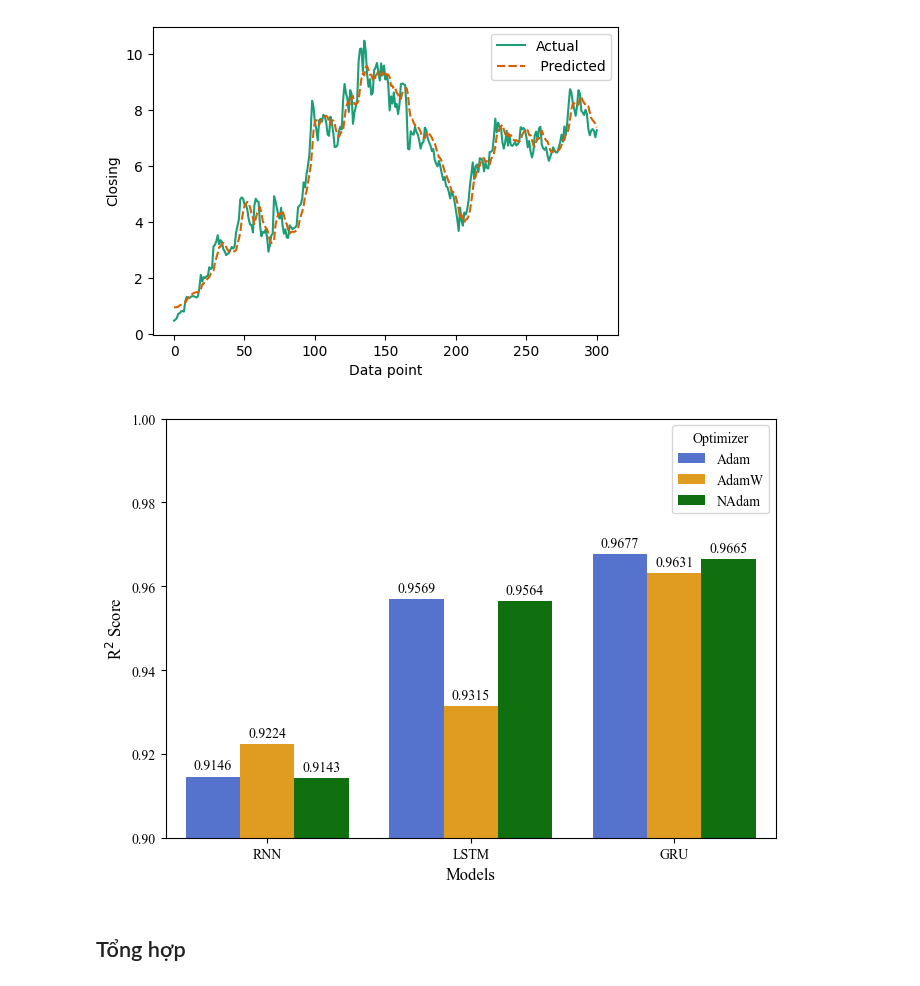
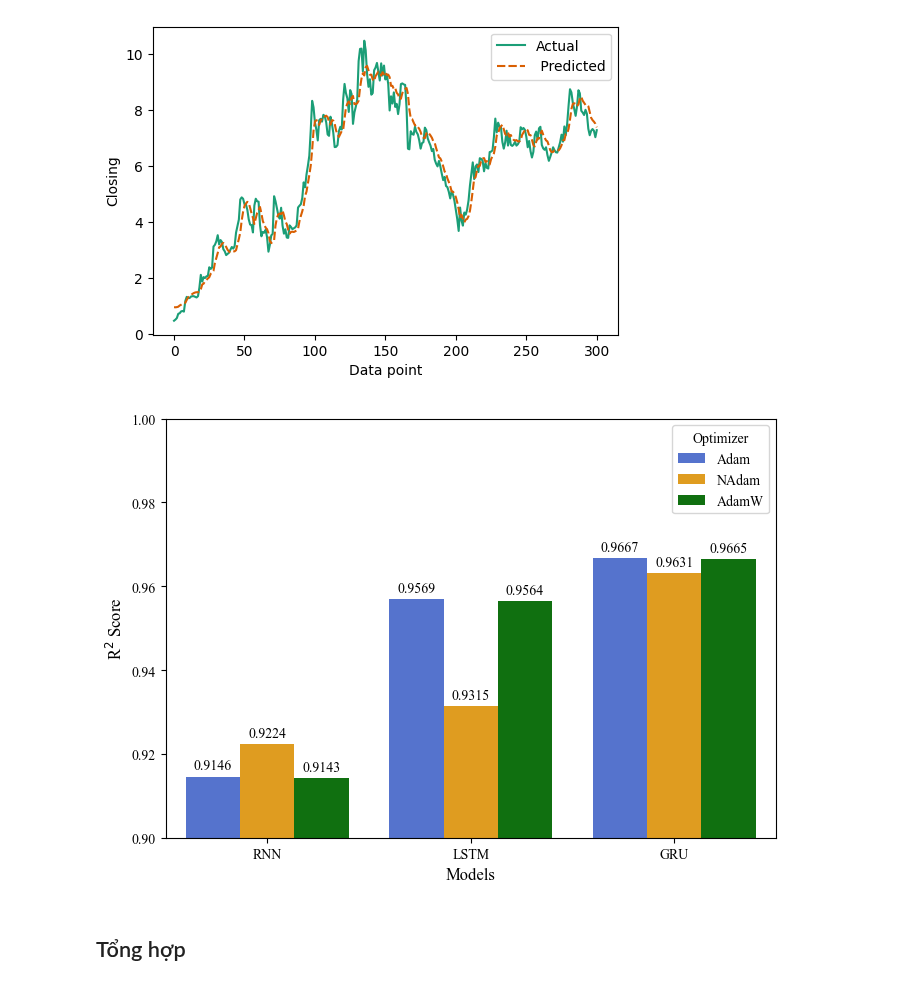
Before and after one commit to ThienNguyen3001/Stock-Price-Prediction-RNN-LSTM-GRU, a Jupyter notebook: stock_price_predict.ipynb, the cells around one changed output. Saved outputs shown, nothing was run; the diff lists cells and outputs as text; code cells hidden in the pictures.

```diff
--- a/stock_price_predict.ipynb
+++ b/stock_price_predict.ipynb
@@ -665,41 +665,41 @@ times_new_roman = font_manager.FontProperties(fname='/usr/share/fonts/truetype/m
 # Dữ liệu Accuracy
 data = {
     "Model": ["RNN", "RNN", "RNN", "LSTM", "LSTM", "LSTM", "GRU", "GRU", "GRU"],
-    "Optimizer": ["Adam", "AdamW", "NAdam"] * 3,
-    "R2 Score": [0.9146, 0.9224, 0.9143, 0.9569, 0.9315, 0.9564, 0.9677, 0.9631, 0.9665]
+    "Optimizer": ["Adam", "NAdam", "AdamW"] * 3,
+    "R2 Score": [0.9146, 0.9224, 0.9143, 0.9569, 0.9315, 0.9564, 0.9667, 0.9631, 0.9665]
 }
 
 # Chuyển thành DataFrame
 df = pd.DataFrame(data)
 
 # Vẽ biểu đồ cột ghép với Seaborn
 plt.figure(figsize=(7, 5))
 ax = sns.barplot(data=df, x="Model", y="R2 Score", hue="Optimizer", palette=["royalblue", "orange", "green"])
 
 # Giới hạn trục Y từ 0.90 đến 1.00
 ax.set_ylim(0.90, 1.00)
 
 # Cập nhật nhãn trục X & Y với font Times New Roman
 ax.set_xlabel("Models", fontproperties=times_new_roman, fontsize=12)
 ax.set_ylabel("R$^2$ Score", fontproperties=times_new_roman, fontsize=12)
 
 # Hiển thị giá trị trên đầu cột
 for container in ax.containers:
     ax.bar_label(container, fmt="%.4f", fontsize=10, padding=3, fontproperties=times_new_roman)
 
 # Tạo legend ở góc phải trên với tiêu đề "Optimizer"
 ax.legend(title="Optimizer", title_fontproperties=times_new_roman, prop=times_new_roman, loc="upper right")
 
 # Cập nhật font cho các tick labels
 for label in (ax.get_xticklabels() + ax.get_yticklabels()):
     label.set_fontproperties(times_new_roman)
 
 # Hiển thị đồ thị
 plt.tight_layout()
 plt.savefig('r2_score.svg',format='svg')
 plt.show()
 # %% [output]
-[figure, old version]
+[figure, new version]
 # %% [markdown]
 ## Tổng hợp
 # %%
```
Also changed, not shown: parts of 3 cells of this notebook.
